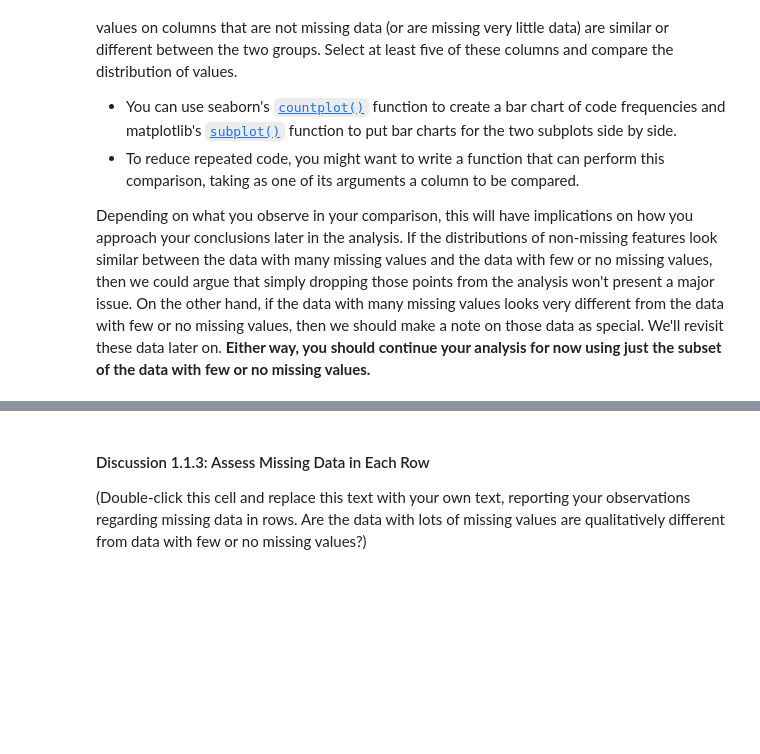
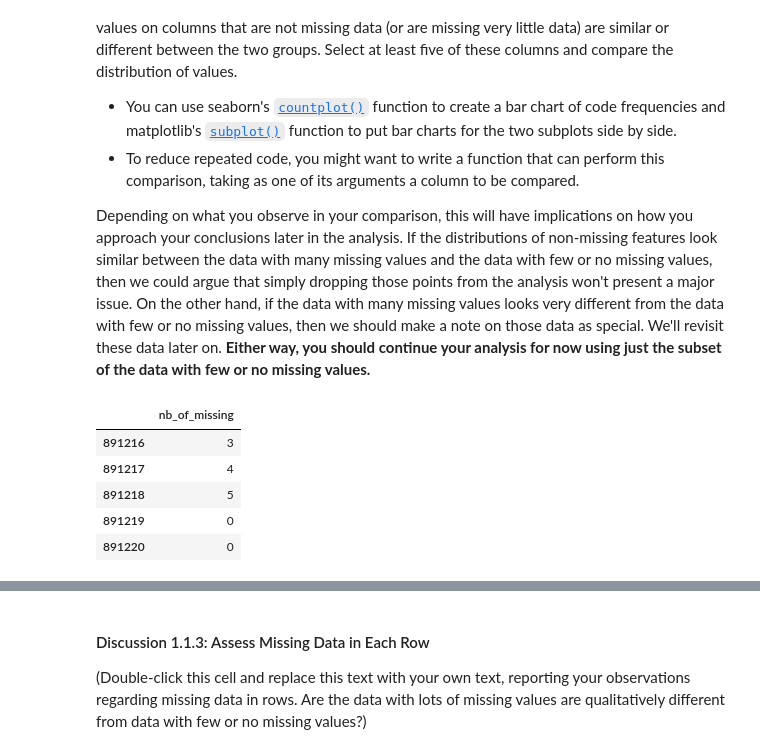
Before and after one commit to jlcossi/identify_customer_segments, a Jupyter notebook: Identify_Customer_Segments.ipynb, the cells around one changed output, grey strips where cells are left out. Cells and saved outputs as stored; diff of their text form; code cells hidden in the pictures; blank space fills up the shorter version.

```diff
--- a/Identify_Customer_Segments.ipynb
+++ b/Identify_Customer_Segments.ipynb
@@ -286,0 +291,10 @@ Depending on what you observe in your comparison, this will have implications on
+# %%
+# Get a view on the dataset
+df_azdias_row_missing.tail()
+# %% [output]
+|  | nb_of_missing |
+| 891216 | 3 |
+| 891217 | 4 |
+| 891218 | 5 |
+| 891219 | 0 |
+| 891220 | 0 |
```
Also changed, not shown: parts of 10 cells of this notebook.
